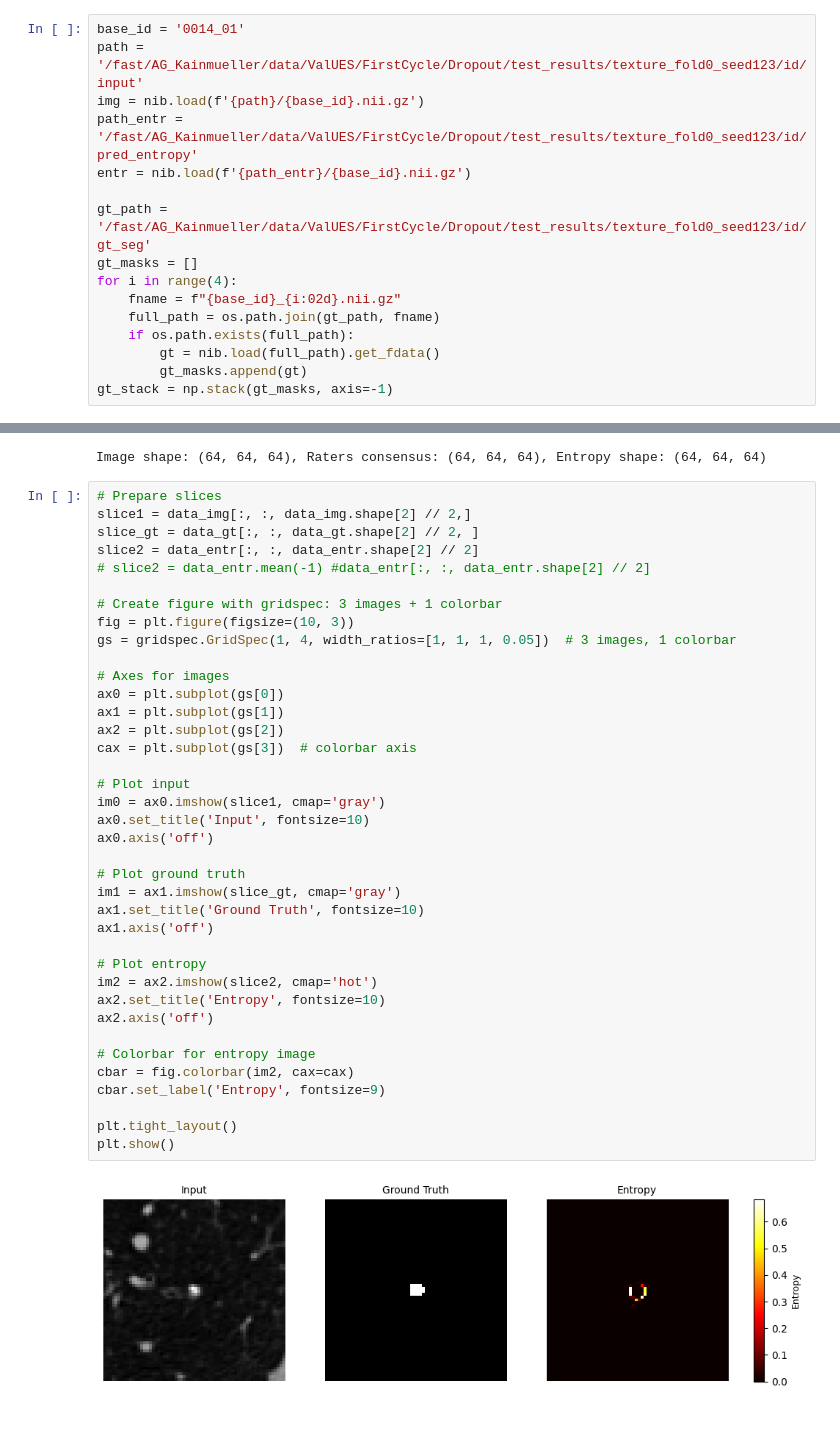
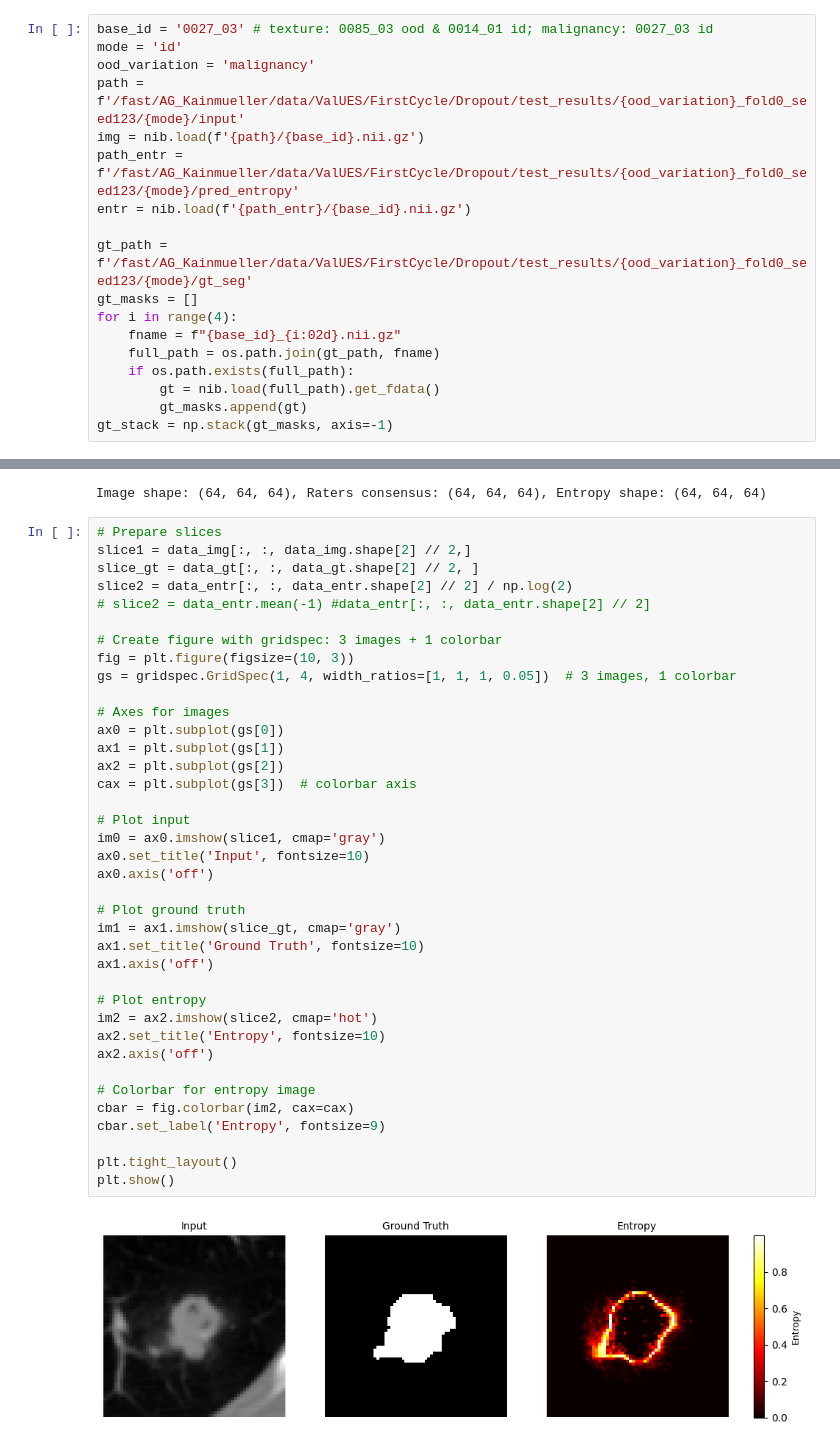
Before and after one commit to Kainmueller-Lab/aggrigator_experiments, a Jupyter notebook: datasets/LIDC/lidc_visualization.ipynb, the cells around one changed output, grey strips where cells are left out. Cells and saved outputs as stored; diff of their text form.

```diff
--- a/datasets/LIDC/lidc_visualization.ipynb
+++ b/datasets/LIDC/lidc_visualization.ipynb
@@ -5,13 +5,15 @@ import matplotlib.pyplot as plt
 import nibabel as nib
 import os
 # %%
-base_id = '0014_01'
-path = '/fast/AG_Kainmueller/data/ValUES/FirstCycle/Dropout/test_results/texture_fold0_seed123/id/input'
+base_id = '0027_03' # texture: 0085_03 ood & 0014_01 id; malignancy: 0027_03 id
+mode = 'id'
+ood_variation = 'malignancy'
+path = f'/fast/AG_Kainmueller/data/ValUES/FirstCycle/Dropout/test_results/{ood_variation}_fold0_seed123/{mode}/input'
 img = nib.load(f'{path}/{base_id}.nii.gz')
-path_entr = '/fast/AG_Kainmueller/data/ValUES/FirstCycle/Dropout/test_results/texture_fold0_seed123/id/pred_entropy'
+path_entr = f'/fast/AG_Kainmueller/data/ValUES/FirstCycle/Dropout/test_results/{ood_variation}_fold0_seed123/{mode}/pred_entropy'
 entr = nib.load(f'{path_entr}/{base_id}.nii.gz')
 
-gt_path = '/fast/AG_Kainmueller/data/ValUES/FirstCycle/Dropout/test_results/texture_fold0_seed123/id/gt_seg'
+gt_path = f'/fast/AG_Kainmueller/data/ValUES/FirstCycle/Dropout/test_results/{ood_variation}_fold0_seed123/{mode}/gt_seg'
 gt_masks = []
 for i in range(4):
     fname = f"{base_id}_{i:02d}.nii.gz"
@@ -35,7 +35,7 @@ Image shape: (64, 64, 64), Raters consensus: (64, 64, 64), Entropy shape: (64, 6
 # Prepare slices
 slice1 = data_img[:, :, data_img.shape[2] // 2,]
 slice_gt = data_gt[:, :, data_gt.shape[2] // 2, ]
-slice2 = data_entr[:, :, data_entr.shape[2] // 2]
+slice2 = data_entr[:, :, data_entr.shape[2] // 2] / np.log(2)
 # slice2 = data_entr.mean(-1) #data_entr[:, :, data_entr.shape[2] // 2]
 
 # Create figure with gridspec: 3 images + 1 colorbar
@@ -43,31 +43,31 @@ fig = plt.figure(figsize=(10, 3))
 gs = gridspec.GridSpec(1, 4, width_ratios=[1, 1, 1, 0.05])  # 3 images, 1 colorbar
 
 # Axes for images
 ax0 = plt.subplot(gs[0])
 ax1 = plt.subplot(gs[1])
 ax2 = plt.subplot(gs[2])
 cax = plt.subplot(gs[3])  # colorbar axis
 
 # Plot input
 im0 = ax0.imshow(slice1, cmap='gray')
 ax0.set_title('Input', fontsize=10)
 ax0.axis('off')
 
 # Plot ground truth
 im1 = ax1.imshow(slice_gt, cmap='gray')
 ax1.set_title('Ground Truth', fontsize=10)
 ax1.axis('off')
 
 # Plot entropy
 im2 = ax2.imshow(slice2, cmap='hot')
 ax2.set_title('Entropy', fontsize=10)
 ax2.axis('off')
 
 # Colorbar for entropy image
 cbar = fig.colorbar(im2, cax=cax)
 cbar.set_label('Entropy', fontsize=9)
 
 plt.tight_layout()
 plt.show()
 # %% [output]
-[figure, old version]
+[figure, new version]
```
Also changed, not shown: parts of 2 cells of this notebook, 8 other files.
